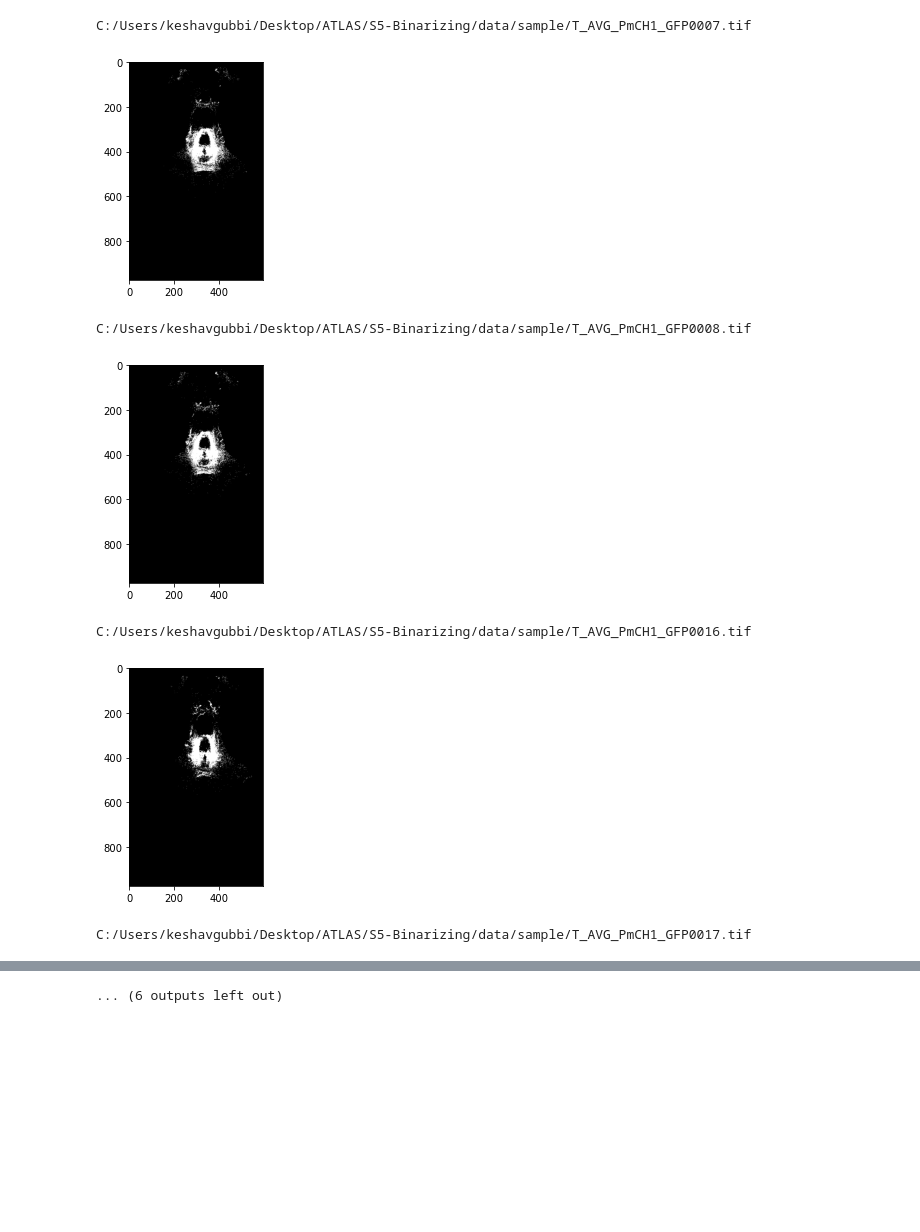
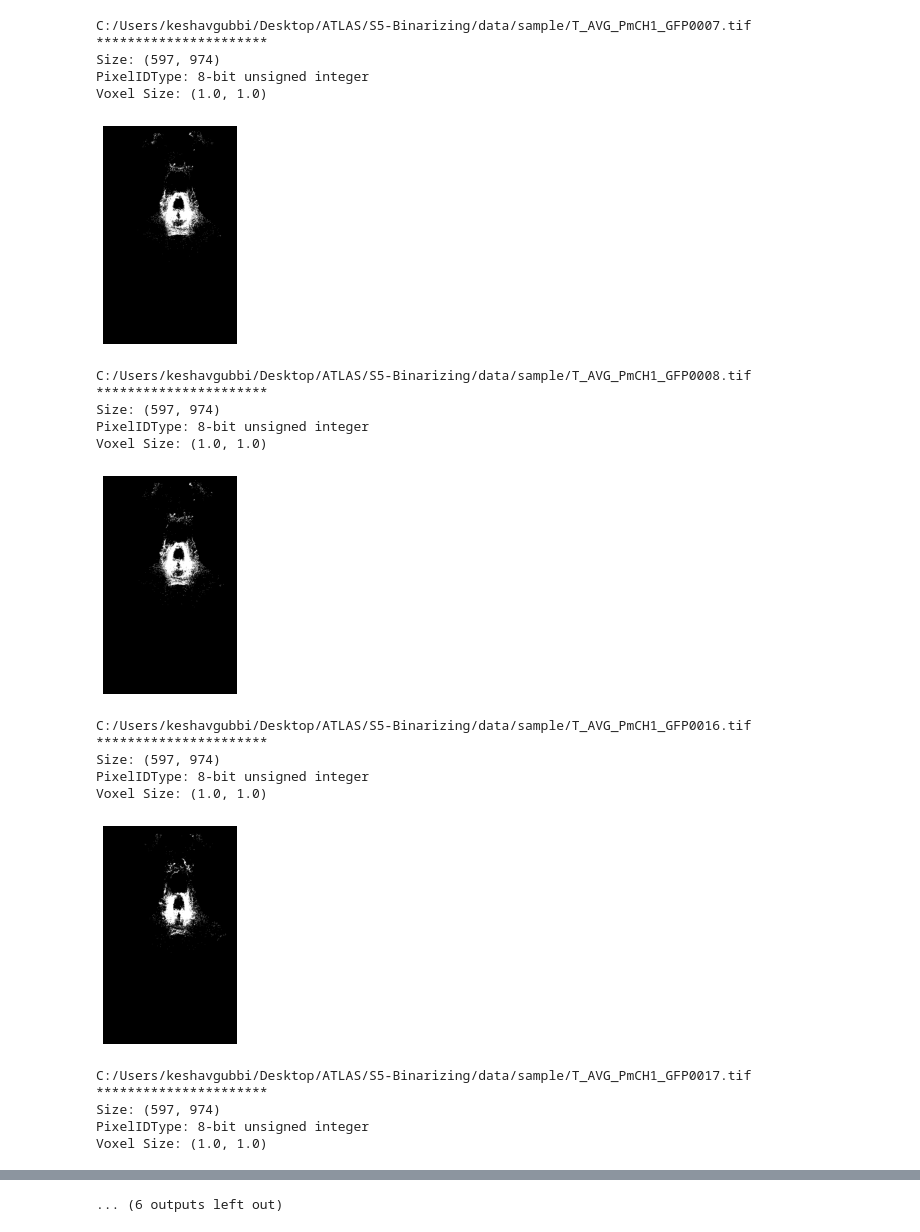
Before and after one commit to MysoreSparrow/FishlineAutomation, a Jupyter notebook: Binarizer.ipynb, the cells around one changed output, grey strips where cells are left out. Saved outputs shown, nothing was run; the diff lists cells and outputs as text; code cells hidden in the pictures; blank space fills up the shorter version.

```diff
--- a/Binarizer.ipynb
+++ b/Binarizer.ipynb
@@ -10,4 +10,5 @@ import glob
 # %%
 path = "C:/Users/keshavgubbi/Desktop/ATLAS/S5-Binarizing/data/sample/"
 nrrd_path = "C:/Users/keshavgubbi/Desktop/filestructure/mocktransf/PmCH1/individual_transformed"
+outpath = "C:/Users/keshavgubbi/Desktop/ATLAS/S5-Binarizing/f/"
 # %%
@@ -19,11 +20,21 @@ def threshold_otsu_usingOpenCV(img):
     plt.imshow(th2,cmap = "gray")
     plt.show()
     return th2
+# %%
+def image_details(image):
+    print("**********************")
+    print("Size:",image.GetSize())
+    print("PixelIDType:",image.GetPixelIDTypeAsString())
+    print("Voxel Size:",image.GetSpacing())
+
+#def display_and_save(image):
 # %%
-def threshold_otsu_usingSitk(img):
+def threshold_using_OtsuFilter(img):
 
     image = sitk.ReadImage(os.path.join(path, filename))
+    image_details(image)
 
+    # global otsu filter
     otsu_filter = sitk.OtsuThresholdImageFilter()
     otsu_filter.SetInsideValue(0)
     otsu_filter.SetOutsideValue(1)
@@ -31,8 +42,9 @@ def threshold_otsu_usingSitk(img):
     otsu_segmented_image = np.reshape(otsu_segmented_image, (974, 597))
 
     plt.imshow(otsu_segmented_image, cmap='gray')
+    plt.savefig(os.path.join(outpath,'otsu_{}'.format(img)))
+    #plt.savefig("C:/Users/keshavgubbi/Desktop/ATLAS/S5-Binarizing/f/otsu_{}".format(img))
+    plt.axis("Off")
     plt.show()
 
     return otsu_segmented_image
-
-#sitk.Show(seg, title="new img", debugOn=True) # to be used along with fiji
@@ -39,14 +55,30 @@ def threshold_otsu_usingSitk(img):
 # %%
 for filename in os.listdir(path):
     if filename.endswith(".nrrd") or filename.endswith(".tif"):
         print(os.path.join(path,filename))
-        #thresh_image = threshold_otsu_usingOpenCV(filename)
-        thresh_image = threshold_otsu_usingSitk(filename)
+        #thresh_image = threshold_otsu_using_OpenCV(filename)
+        thresh_image = threshold_using_OtsuFilter(filename)
 # %% [output]
 C:/Users/keshavgubbi/Desktop/ATLAS/S5-Binarizing/data/sample/T_AVG_PmCH1_GFP0007.tif
+**********************
+Size: (597, 974)
+PixelIDType: 8-bit unsigned integer
+Voxel Size: (1.0, 1.0)
-[figure, old version]
+[figure, new version]
 C:/Users/keshavgubbi/Desktop/ATLAS/S5-Binarizing/data/sample/T_AVG_PmCH1_GFP0008.tif
+**********************
+Size: (597, 974)
+PixelIDType: 8-bit unsigned integer
+Voxel Size: (1.0, 1.0)
-[figure, old version]
+[figure, new version]
 C:/Users/keshavgubbi/Desktop/ATLAS/S5-Binarizing/data/sample/T_AVG_PmCH1_GFP0016.tif
+**********************
+Size: (597, 974)
+PixelIDType: 8-bit unsigned integer
+Voxel Size: (1.0, 1.0)
-[figure, old version]
+[figure, new version]
 C:/Users/keshavgubbi/Desktop/ATLAS/S5-Binarizing/data/sample/T_AVG_PmCH1_GFP0017.tif
+**********************
+Size: (597, 974)
+PixelIDType: 8-bit unsigned integer
+Voxel Size: (1.0, 1.0)
```
Also changed, not shown: parts of 4 cells of this notebook.
